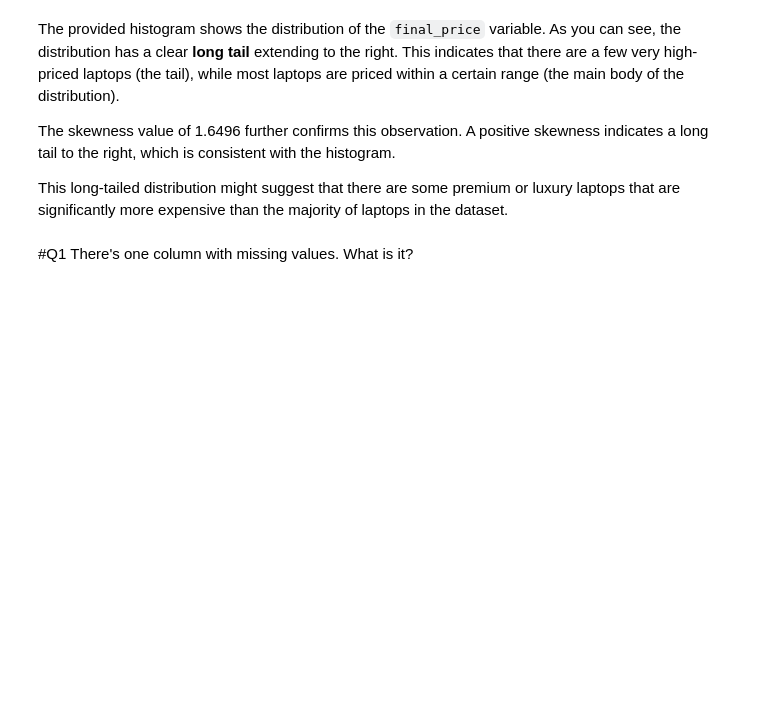
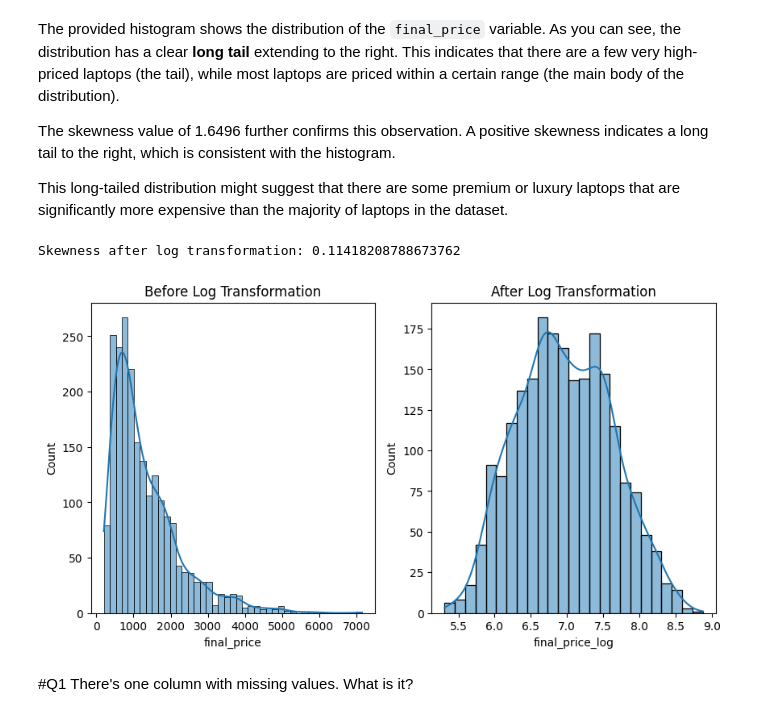
Before and after one commit to adikusum4/Machine-Learning-zoomcamp, a Jupyter notebook: 02-regression/homework_02.ipynb, the cells around one changed output. Drawn from its saved outputs; the diff is of its cells as text; code cells hidden in the pictures; blank space fills up the shorter version.

```diff
--- a/02-regression/homework_02.ipynb
+++ b/02-regression/homework_02.ipynb
@@ -69,6 +74,28 @@ The provided histogram shows the distribution of the `final_price` variable. As
 The skewness value of 1.6496 further confirms this observation. A positive skewness indicates a long tail to the right, which is consistent with the histogram.
 
 This long-tailed distribution might suggest that there are some premium or luxury laptops that are significantly more expensive than the majority of laptops in the dataset.
+# %%
+df['final_price_log'] = np.log1p(df['final_price'])  # log(1 + x) to handle 0 values
+# %%
+skewness_log = df['final_price_log'].skew()
+print(f'Skewness after log transformation: {skewness_log}')
+# %% [output]
+Skewness after log transformation: 0.11418208788673762
+# %%
+# Before log transformation
+plt.figure(figsize=(10,5))
+plt.subplot(1, 2, 1)
+sns.histplot(df['final_price'], kde=True)
+plt.title('Before Log Transformation')
+
+# After log transformation
+plt.subplot(1, 2, 2)
+sns.histplot(df['final_price_log'], kde=True)
+plt.title('After Log Transformation')
+
+plt.show()
+# %% [output]
+[figure, added]
 # %% [markdown]
 #Q1 There's one column with missing values. What is it?
 # %%
```
Also changed, not shown: parts of 23 cells of this notebook.
